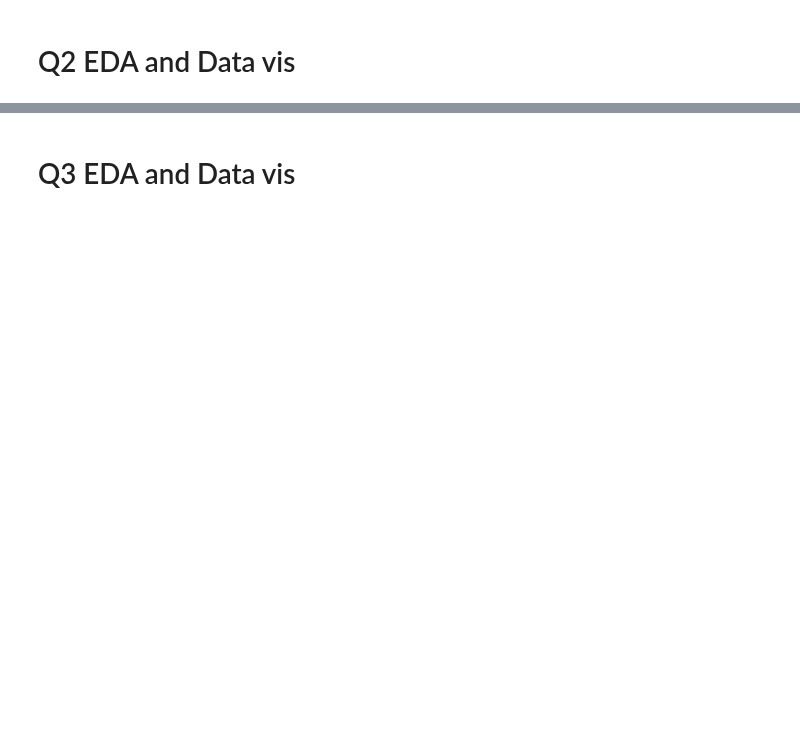
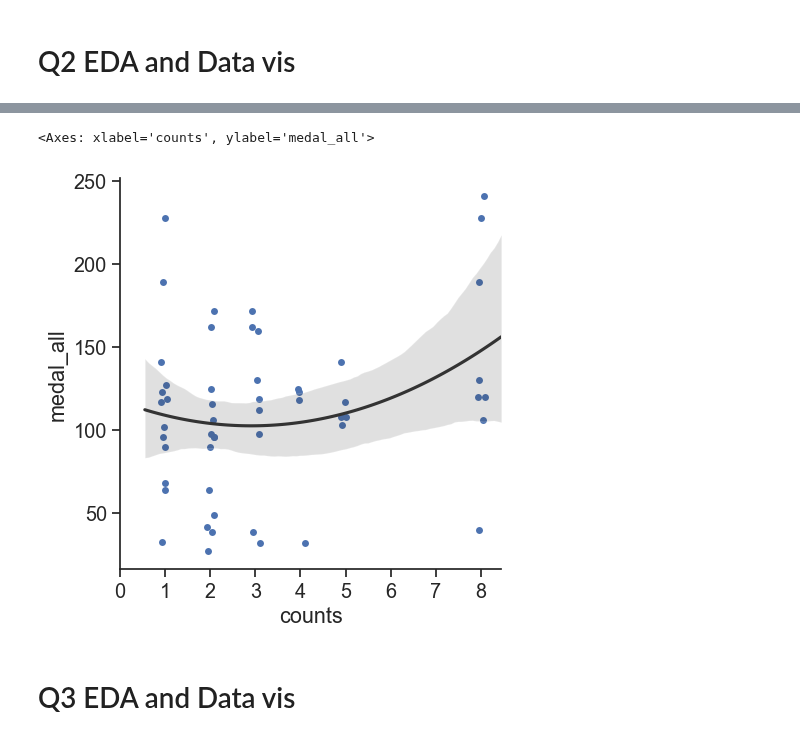
Before and after one commit to ubco-W2022T2-data301/project-group-group17, a Jupyter notebook: analysis/notebooks/analysis_conan.ipynb, the cells around one changed output, grey strips where cells are left out. Drawn from its saved outputs; the diff is of its cells as text; code cells hidden in the pictures; blank space fills up the shorter version.

```diff
--- a/analysis/notebooks/analysis_conan.ipynb
+++ b/analysis/notebooks/analysis_conan.ipynb
@@ -281,0 +287,3 @@ plot
+# %%
+df1['counts'] = df1.groupby(['game_location'])['game_location'].transform('count')
+#df1
@@ -281,0 +308,7 @@ plot
+# %%
+df = medal_bysex
+
+df = (df.sort_values(by=['medal_all'], ascending = False).groupby('year').head(1).reset_index()
+      .drop(['index'], axis= "columns"))
+      #.groupby('country_name', group_keys=False).apply(lambda x: x.loc[x.medal_all.idxmax()]).sort_values('medal_all',ascending = False).groupby('year').head(10))
+#df
@@ -281,0 +333,3 @@ plot
+# %%
+df_merge = df1.merge(df, how='inner', on='year')
+#df_merge
@@ -282,3 +354,13 @@ plot
+# %%
+plot = sns.catplot(data=df_merge, x="counts", y="medal_all", native_scale=True, zorder=1)
+plot = sns.regplot(data=df_merge, x="counts", y="medal_all", scatter=False, truncate=False, order=2, color=".2")
+
+plot.set_xticks([0,1,2,3,4,5,6,7,8])
+plot.set(xlabel ="Number of Times Hosting", ylabel ="Number of medals won", title = "How Many Times Has Each Host Country Hosted a Games")
+plot
+# %% [output]
+<Axes: xlabel='counts', ylabel='medal_all'>
+[figure, added]
 # %% [markdown]
 # Q3 EDA and Data vis
 # %%
```
Also changed, not shown: parts of 19 cells of this notebook.
